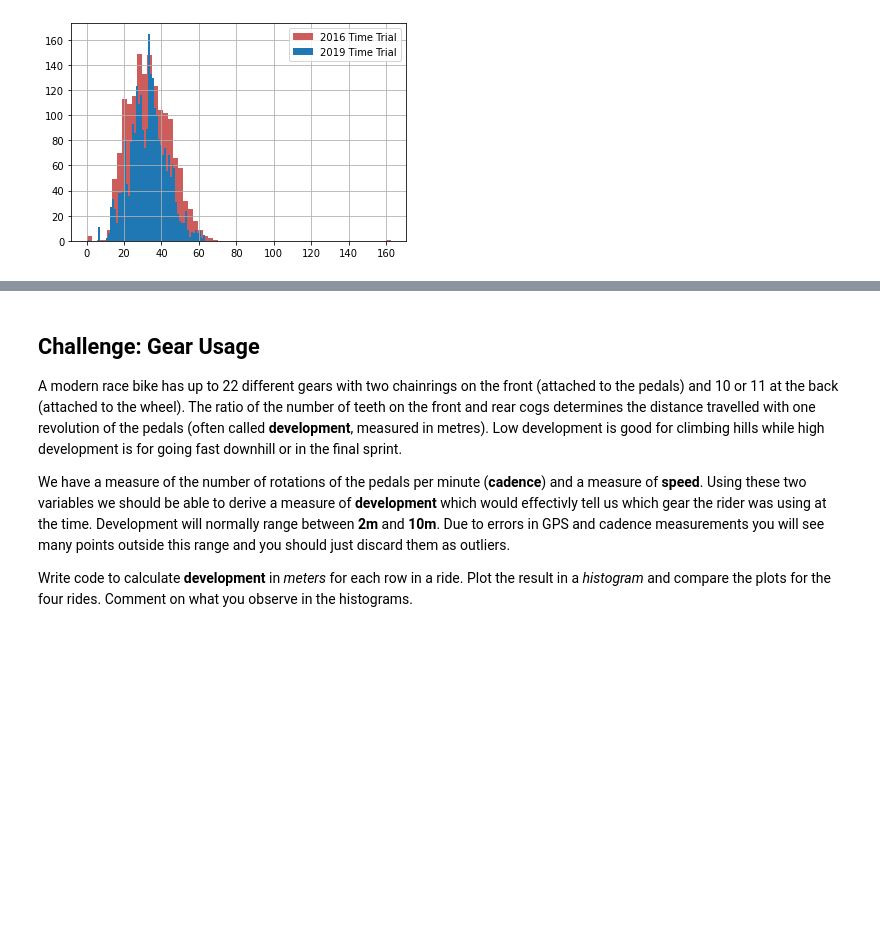
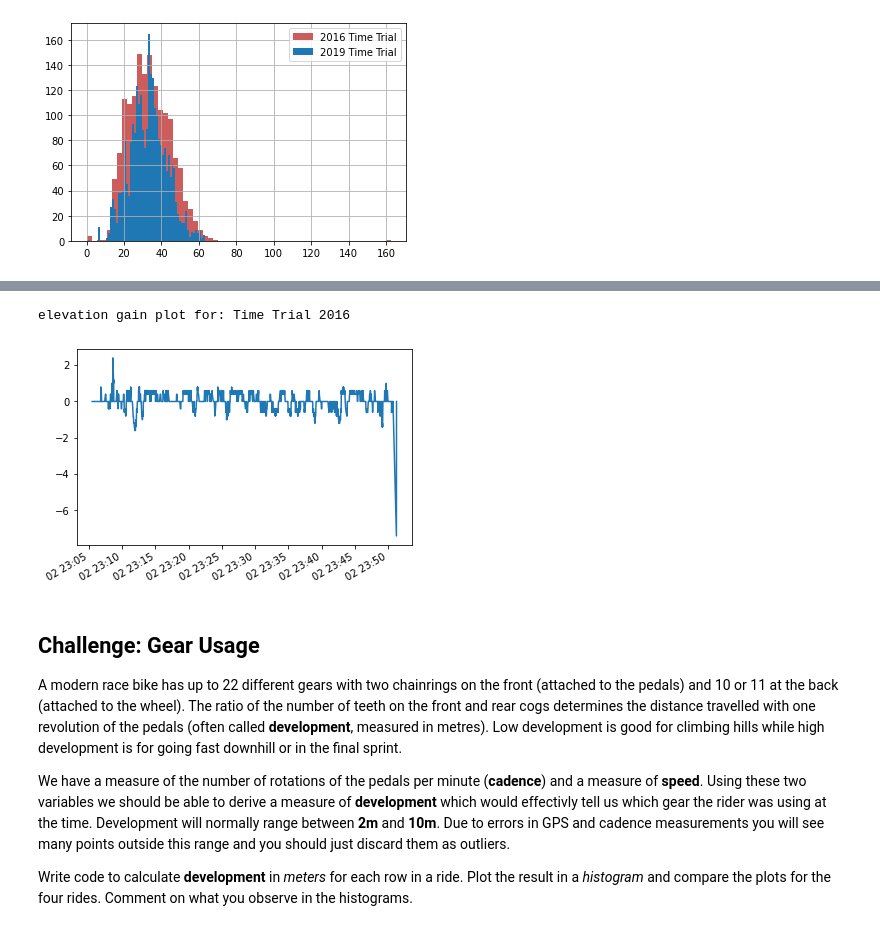
Before and after one commit to AmandaManadeniya/data-science-portfolio-2021, a Jupyter notebook: Portfolio 1.ipynb, the cells around one changed output, grey strips where cells are left out. Saved outputs shown, nothing was run; the diff lists cells and outputs as text; code cells hidden in the pictures; blank space fills up the shorter version.

```diff
--- a/Portfolio 1.ipynb
+++ b/Portfolio 1.ipynb
@@ -155,3 +223,8 @@ Average speed for  Time Trial 2019 : 33.05782378815691
+# %%
+plot_elevation_gain (tt_2016, "Time Trial 2016")
+# %% [output]
+elevation gain plot for: Time Trial 2016
+[figure, added]
 # %% [markdown]
 ## Challenge: Gear Usage
 
```
Also changed, not shown: parts of 6 cells of this notebook.
